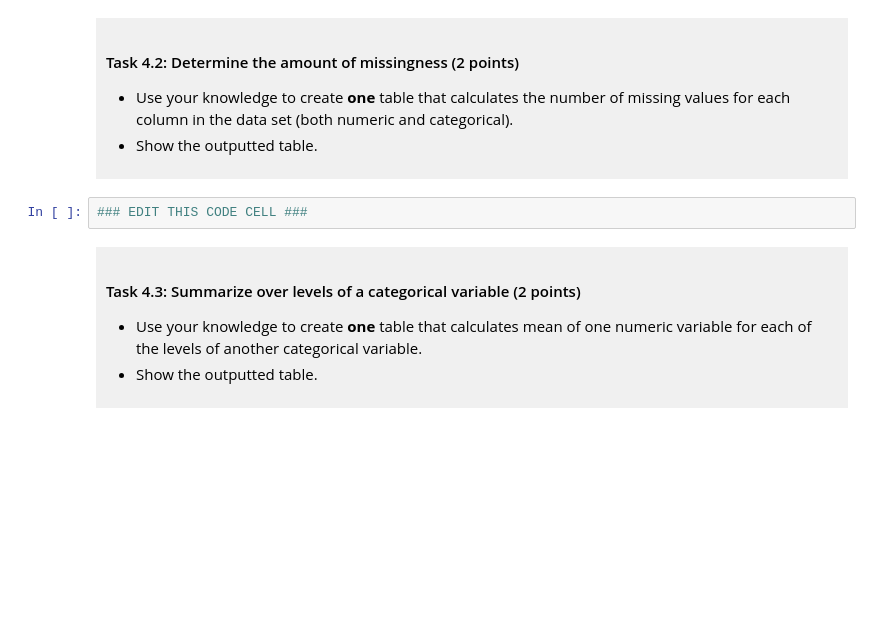
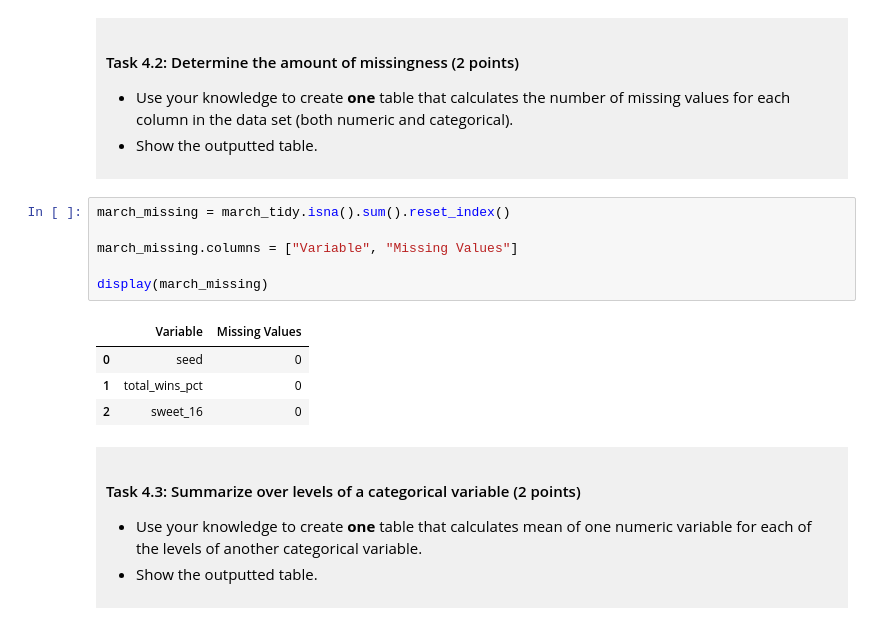
Before and after one commit to Binningrohan-rgb/dsci-100-rohan-binning, a Jupyter notebook: dsci-100-project-notebook.ipynb, the cells around one changed output. Saved outputs shown, nothing was run; the diff lists cells and outputs as text; blank space fills up the shorter version.

```diff
--- a/dsci-100-project-notebook.ipynb
+++ b/dsci-100-project-notebook.ipynb
@@ -260,7 +277,16 @@ You will refine your research question (if needed) and produce a tidy data set.
 - Show the outputted table.
 </div>
 # %%
-### EDIT THIS CODE CELL ###
+march_missing = march_tidy.isna().sum().reset_index()
+
+march_missing.columns = ["Variable", "Missing Values"]
+
+display(march_missing)
+# %% [output]
+|  | Variable | Missing Values |
+| 0 | seed | 0 |
+| 1 | total_wins_pct | 0 |
+| 2 | sweet_16 | 0 |
 # %% [markdown]
 <div style="background-color: #f0f0f0; padding: 10px;">
 
```
Also changed, not shown: parts of 14 cells of this notebook.
